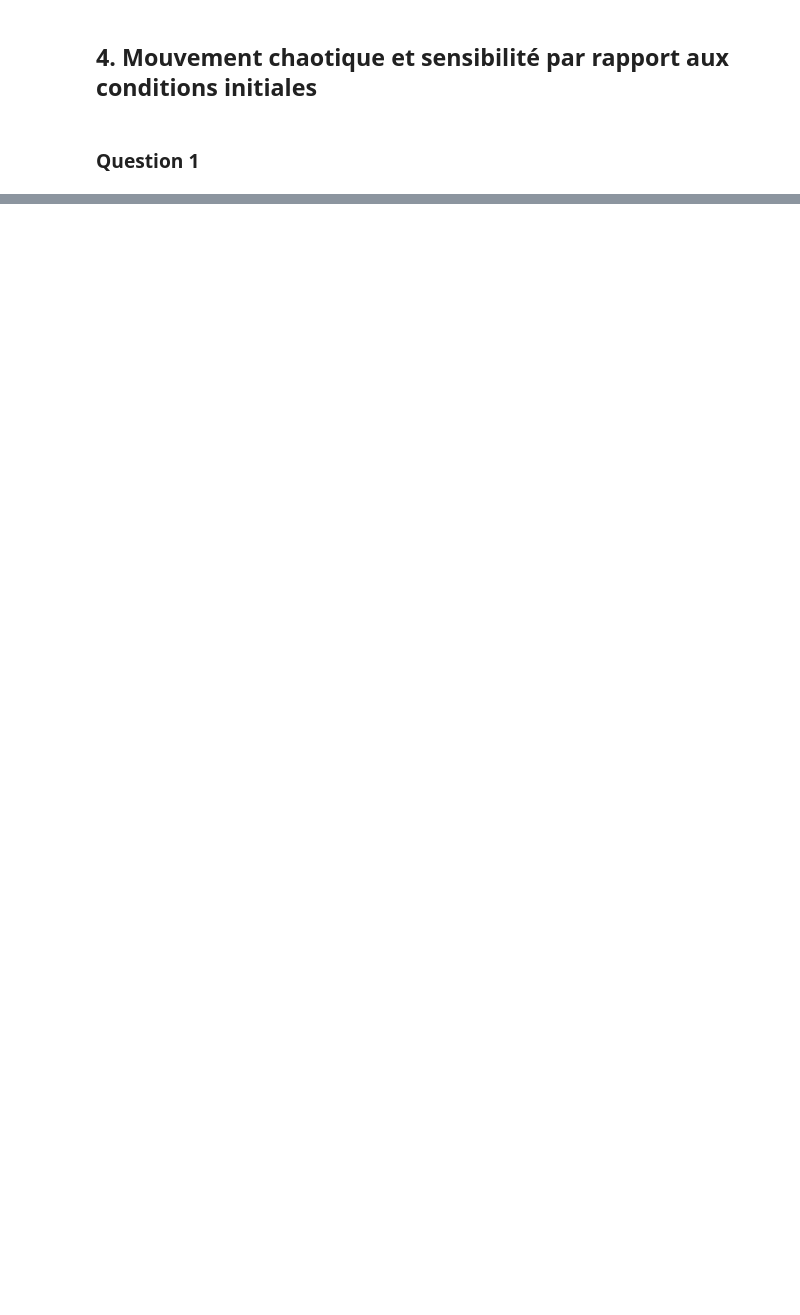
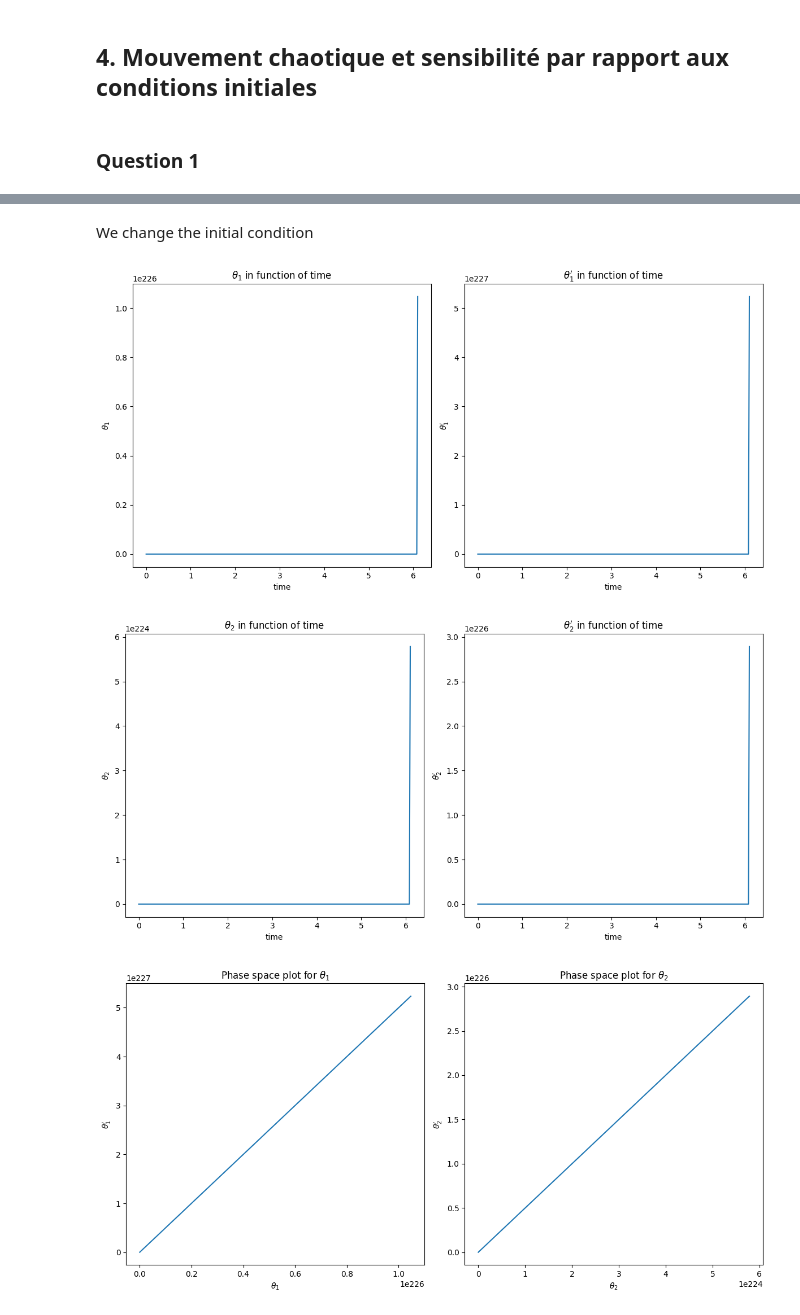
Before and after one commit to Guillaumesyl/Ma322, a Jupyter notebook: Project/guillaume.ipynb, the cells around one changed output, grey strips where cells are left out. Cells and saved outputs as stored; diff of their text form; code cells hidden in the pictures; blank space fills up the shorter version.

```diff
--- a/Project/guillaume.ipynb
+++ b/Project/guillaume.ipynb
@@ -37,0 +158,11 @@ def function(t, y):
+# %% [markdown]
+We change the initial condition
+# %%
+y0 = np.array([1e-8, 1e-8, 0, 0])
+Y = verlet(y0, h, l1, l2, m1, m2, N, g)
+graph_function_time(Y, t)
+PhaseSpacePlot(Y)
+# %% [output]
+[figure, added]
+[figure, added]
+[figure, added]
```
Also changed, not shown: parts of 14 cells of this notebook.
